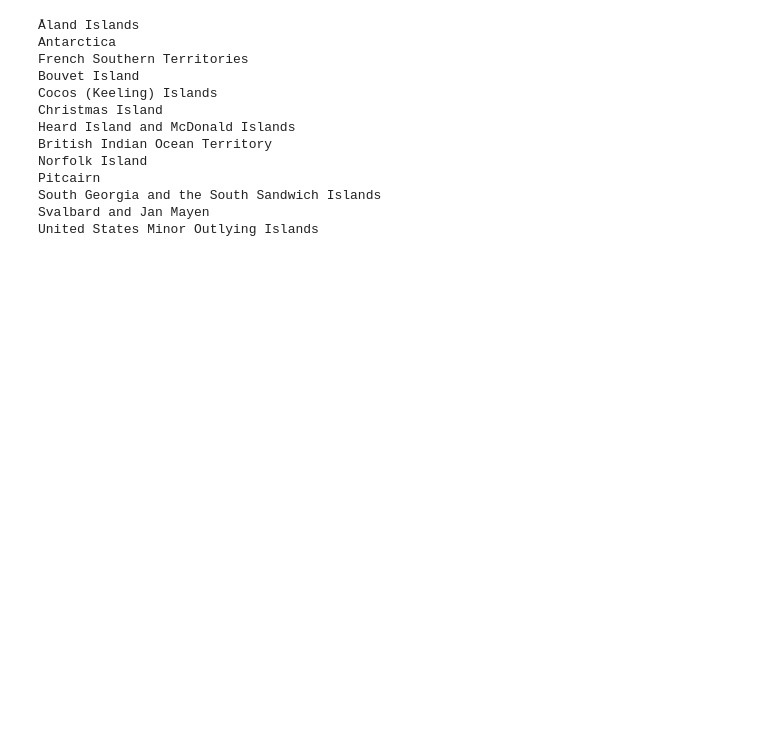
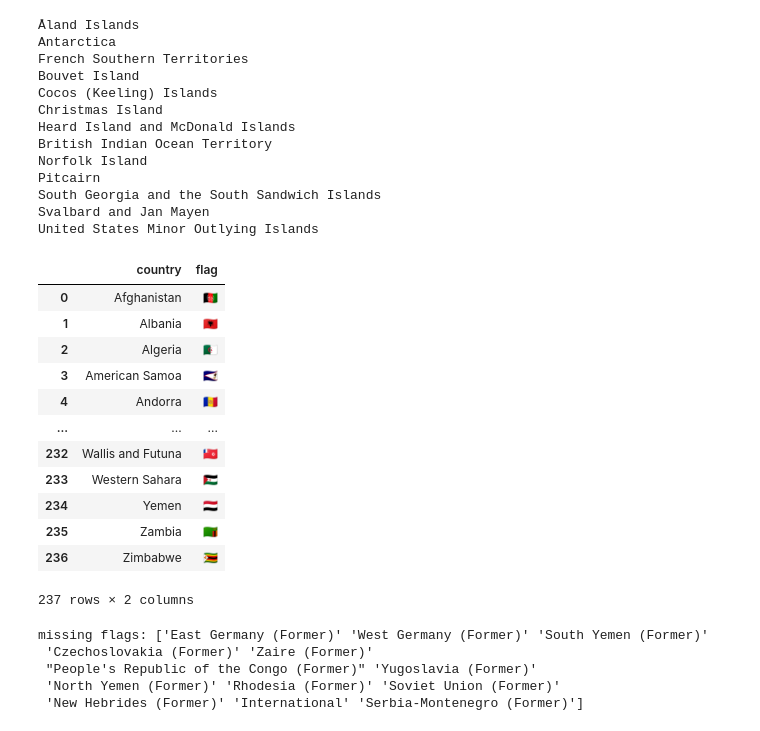
Before and after one commit to AndreasHansenAU/DataVizualizationProject, a Jupyter notebook: data_cleaning.ipynb, the cells around one changed output. Cells and saved outputs as stored; diff of their text form; code cells hidden in the pictures; blank space fills up the shorter version.

```diff
--- a/data_cleaning.ipynb
+++ b/data_cleaning.ipynb
@@ -350,7 +357,7 @@ print(df_pop['Entity'].unique().shape)
 import pycountry as pyc
 
 # define all world countries
-countries = df_pop['Entity'].unique()
+countries = df_pop['country'].unique()
 
 # remove non countries
 remove_non_countries = ['Africa (UN)', 'Asia (UN)', 'Europe (UN)', 'Latin America and the Caribbean (UN)', 'Northern America (UN)', 'Americas (UN)', 'Oceania (UN)',
@@ -358,7 +365,11 @@ remove_non_countries = ['Africa (UN)', 'Asia (UN)', 'Europe (UN)', 'Latin Americ
                         'Less developed regions, excluding least developed countries', 'Low-income countries', 'Lower-middle-income countries',
                         'Small island developing states (SIDS)', 'Upper-middle-income countries', 'World', 'High-income countries', 'More developed regions']
 
-countries = [country for country in countries if country not in remove_non_countries]
+# remove non countries from population data
+df_pop = df_pop[~df_pop['country'].isin(remove_non_countries)].reset_index(drop=True)
+
+# define
+countries = df_pop['country'].unique()
 # %%
 # check if naming in df_terror is consistent with list
 for country in countries:
@@ -460,11 +483,15 @@ for correction, wrong in corrections:
             countries_flags_names[i] = correction
             #print(name, correction)
 
-countries_flags_names.append('Kosovo')
-countries_flags_flags.append('🇽🇰')
+
+# append missing flags
+missing_country_flags = [('Kosovo', '🇽🇰')]
+for missing_country, missing_flag in missing_country_flags:
+    countries_flags_names.append(missing_country)
+    countries_flags_flags.append(missing_flag)
 
 
-# check if consistent
+# check if we have flags for countries not in official country list
 for country in countries_flags_names:
     if country not in countries:
         print(country)
@@ -488,3 +515,43 @@ United States Minor Outlying Islands
 
 
 # correct naming in df_country
+# %%
+# official country list from df_pop
+df_countries = pd.DataFrame({'country':countries})
+
+# all flags
+df_flags = pd.DataFrame({'country':countries_flags_names, 'flag':countries_flags_flags})
+
+# flags for official conuntries
+df_countries_flags = df_countries.merge(right=df_flags, how='left', on='country')
+df_countries_flags
+# %% [output]
+|  | country | flag |
+| 0 | Afghanistan | 🇦🇫 |
+| 1 | Albania | 🇦🇱 |
+| 2 | Algeria | 🇩🇿 |
+| 3 | American Samoa | 🇦🇸 |
+| 4 | Andorra | 🇦🇩 |
+| ... | ... | ... |
+| 232 | Wallis and Futuna | 🇼🇫 |
+| 233 | Western Sahara | 🇪🇭 |
+| 234 | Yemen | 🇾🇪 |
+| 235 | Zambia | 🇿🇲 |
+| 236 | Zimbabwe | 🇿🇼 |
+237 rows × 2 columns
+# %%
+# merge flag into terror and drop duplicated join column country_y
+df_terror_flag = df_terror.merge(right=df_countries_flags, how='left', left_on='country_txt', right_on='country', suffixes=('','_y')).drop(columns=['country_y'])
+
+# check that only former countries and international are missing flags and set flag to empty string
+print('missing flags:', df_terror_flag[df_terror_flag['flag'].isna()]['country_txt'].unique())
+df_terror_flag['flag'] = df_terror_flag['flag'].fillna('')
+
+# set flag datatype as string
+df_terror_flag['flag'] = df_terror_flag['flag'].astype(str)
+# %% [output]
+missing flags: ['East Germany (Former)' 'West Germany (Former)' 'South Yemen (Former)'
+ 'Czechoslovakia (Former)' 'Zaire (Former)'
+ "People's Republic of the Congo (Former)" 'Yugoslavia (Former)'
+ 'North Yemen (Former)' 'Rhodesia (Former)' 'Soviet Union (Former)'
+ 'New Hebrides (Former)' 'International' 'Serbia-Montenegro (Former)']
```
Also changed, not shown: parts of 9 cells of this notebook.
